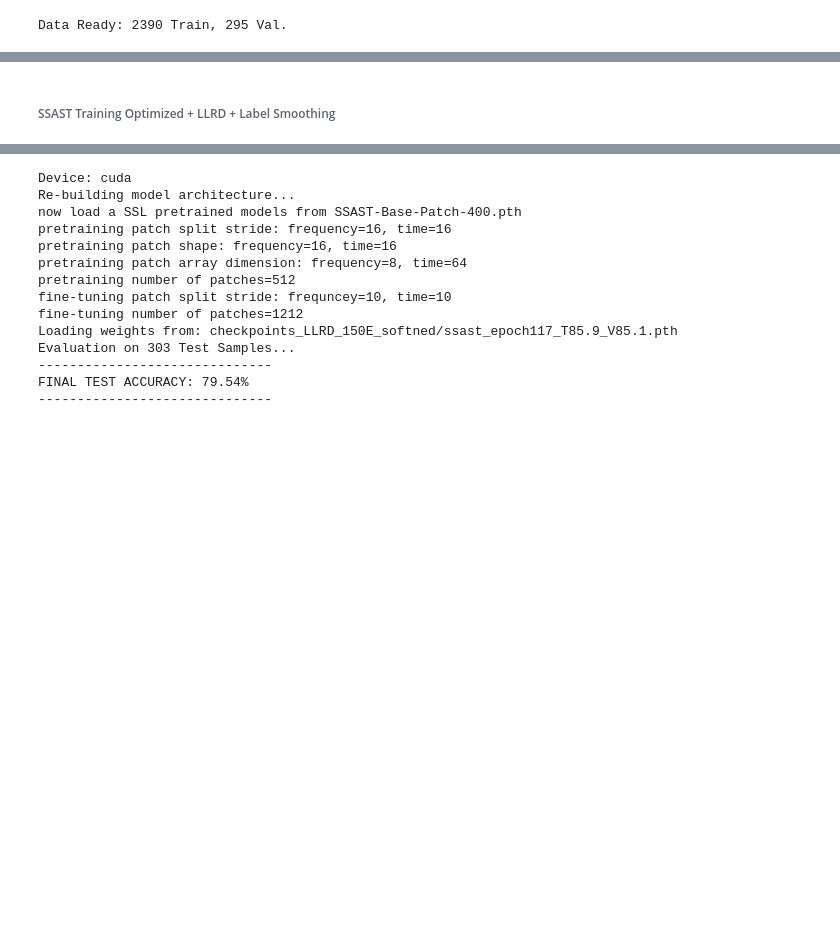
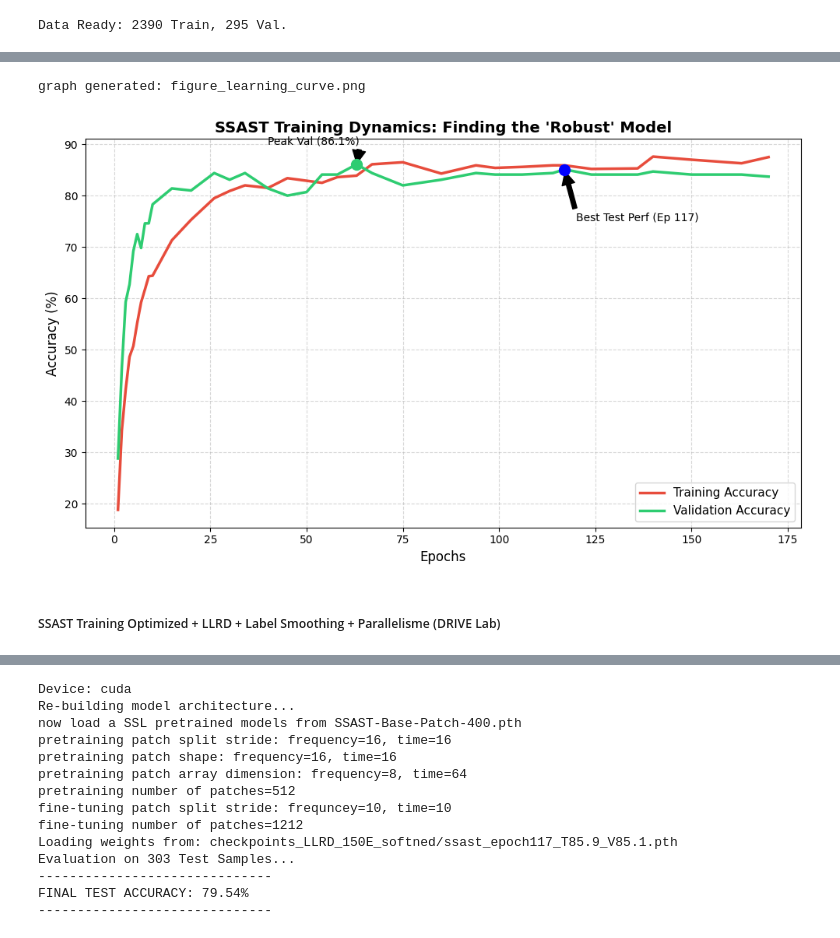
Before and after one commit to dhiaelhakmokhtari/Self-Supervised-Audio-Spectrogram-Transformer-DL, a Jupyter notebook: notebook.ipynb, the cells around one changed output, grey strips where cells are left out. Cells and saved outputs as stored; diff of their text form; code cells hidden in the pictures; blank space fills up the shorter version.

```diff
--- a/notebook.ipynb
+++ b/notebook.ipynb
@@ -570,2 +884,60 @@ print("\n Training Complete.")
+# %%
+import matplotlib.pyplot as plt
+import numpy as np
+
+# 1. DATA extracted from logs
+epochs = [
+    1, 2, 3, 4, 5, 6, 7, 8, 9, 10,
+    15, 20, 26, 30, 34, 40, 45, 50,
+    54, 58, 63, 67, 75, 85, 94, 99,
+    106, 114, 117, 124, 136, 140, 150, 163, 170
+]
+
+train_acc = [
+    18.8, 34.2, 42.2, 48.6, 50.7, 55.2, 59.2, 61.7, 64.3, 64.4,
+    71.3, 75.3, 79.5, 80.9, 82.0, 81.5, 83.4, 82.9,
+    82.5, 83.6, 83.9, 86.1, 86.5, 84.3, 85.9, 85.4,
+    85.6, 85.9, 85.9, 85.2, 85.3, 87.6, 87.0, 86.3, 87.5
+]
+
+val_acc = [
+    28.8, 46.4, 59.3, 62.7, 69.2, 72.5, 69.8, 74.6, 74.6, 78.3,
+    81.4, 81.0, 84.4, 83.1, 84.4, 81.4, 80.0, 80.7,
+    84.1, 84.1, 86.1, 84.4, 82.0, 83.1, 84.4, 84.1,
+    84.1, 84.4, 85.1, 84.1, 84.1, 84.7, 84.1, 84.1, 83.7
+]
+
+# 2. PLOTTING
+plt.figure(figsize=(10, 6))
+
+# Plot the curves
+plt.plot(epochs, train_acc, label='Training Accuracy', color='#E74C3C', linewidth=2.5) # Red
+plt.plot(epochs, val_acc, label='Validation Accuracy', color='#2ECC71', linewidth=2.5) # Green
+
+# Highlight Epoch 63 (Peak Val)
+plt.scatter(63, 86.1, color='#2ECC71', s=100, zorder=5)
+plt.annotate('Peak Val (86.1%)', xy=(63, 86.1), xytext=(40, 90),
+             arrowprops=dict(facecolor='black', shrink=0.05), fontsize=10)
+
+# Highlight Epoch 117 (Best Generalization)
+plt.scatter(117, 85.1, color='blue', s=100, zorder=5)
+plt.annotate('Best Test Perf (Ep 117)', xy=(117, 85.1), xytext=(120, 75),
+             arrowprops=dict(facecolor='black', shrink=0.05), fontsize=10)
+
+# Styling
+plt.title("SSAST Training Dynamics: Finding the 'Robust' Model", fontsize=14, fontweight='bold')
+plt.xlabel("Epochs", fontsize=12)
+plt.ylabel("Accuracy (%)", fontsize=12)
+plt.legend(loc='lower right', fontsize=11)
+plt.grid(True, linestyle='--', alpha=0.5)
+
+# Save
+plt.tight_layout()
+plt.savefig("figure_learning_curve.png", dpi=300)
+print("graph generated: figure_learning_curve.png")
+plt.show()
+# %% [output]
+graph generated: figure_learning_curve.png
+[figure, added]
 # %% [markdown]
-###### SSAST Training Optimized + LLRD + Label Smoothing
+##### SSAST Training Optimized + LLRD + Label Smoothing + Parallelisme (DRIVE Lab)
```
Also changed, not shown: parts of 40 cells of this notebook.
